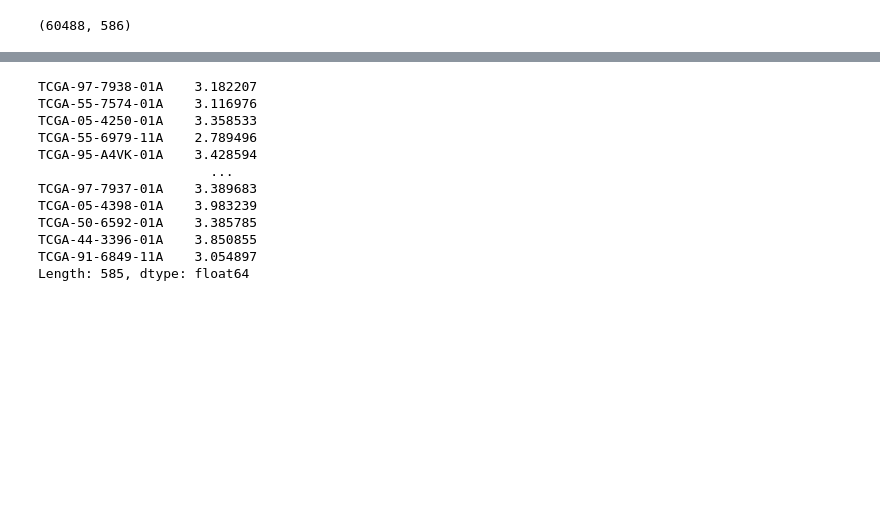
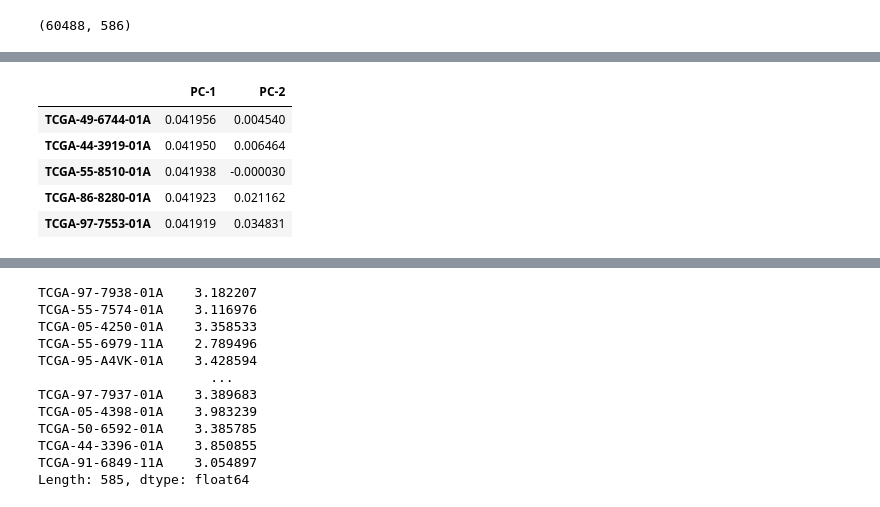
Before and after one commit to estherb-s/CompBio-1, a Jupyter notebook: RandForest-LUNG.ipynb, the cells around one changed output, grey strips where cells are left out. Cells and saved outputs as stored; diff of their text form; code cells hidden in the pictures; blank space fills up the shorter version.

```diff
--- a/RandForest-LUNG.ipynb
+++ b/RandForest-LUNG.ipynb
@@ -44,0 +76,10 @@ df.shape
+# %%
+extended = extended.T
+extended.nlargest(5, ['PC-1'])
+# %% [output]
+|  | PC-1 | PC-2 |
+| TCGA-49-6744-01A | 0.041956 | 0.004540 |
+| TCGA-44-3919-01A | 0.041950 | 0.006464 |
+| TCGA-55-8510-01A | 0.041938 | -0.000030 |
+| TCGA-86-8280-01A | 0.041923 | 0.021162 |
+| TCGA-97-7553-01A | 0.041919 | 0.034831 |
```
Also changed, not shown: parts of 10 cells of this notebook, 2 other files.
